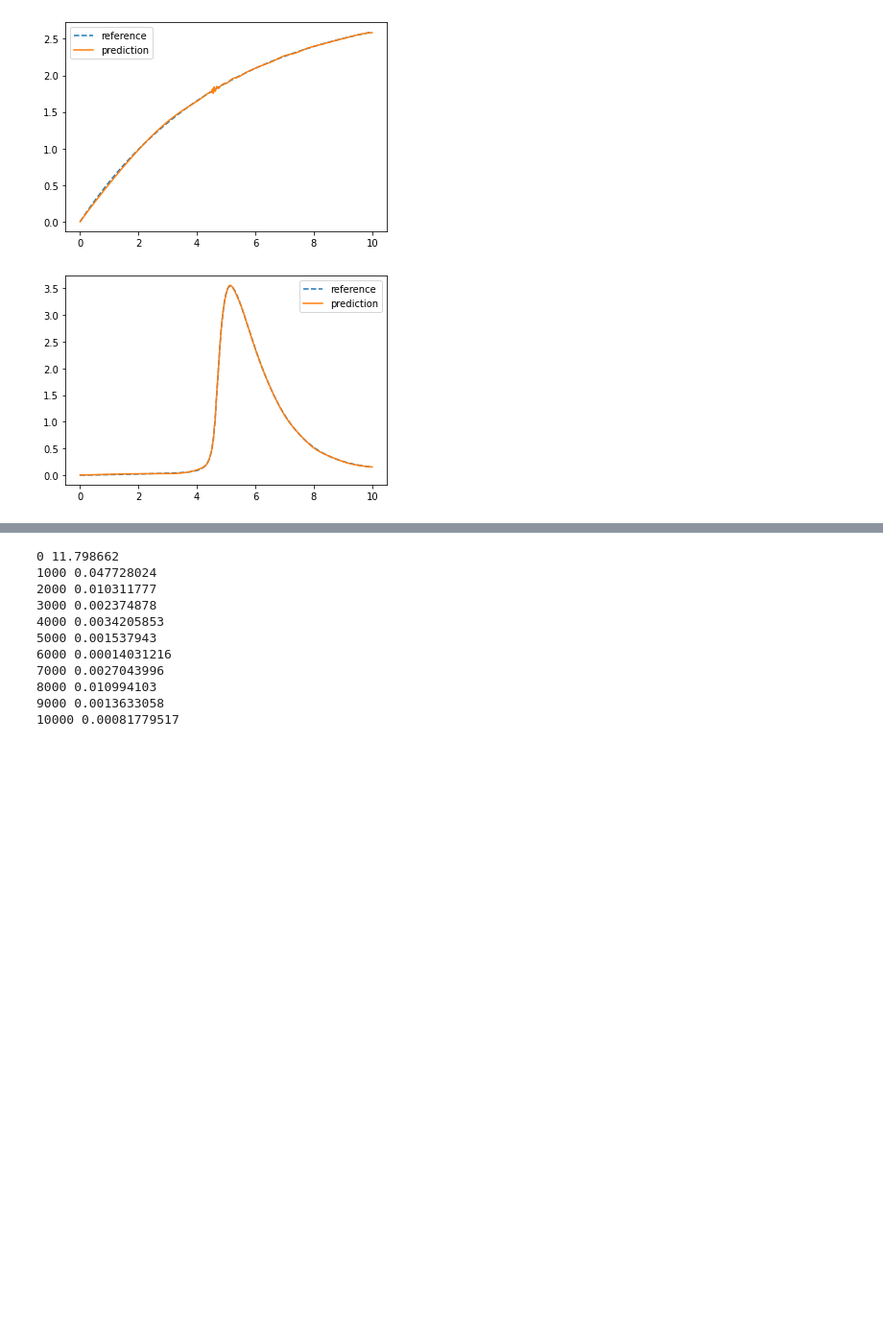
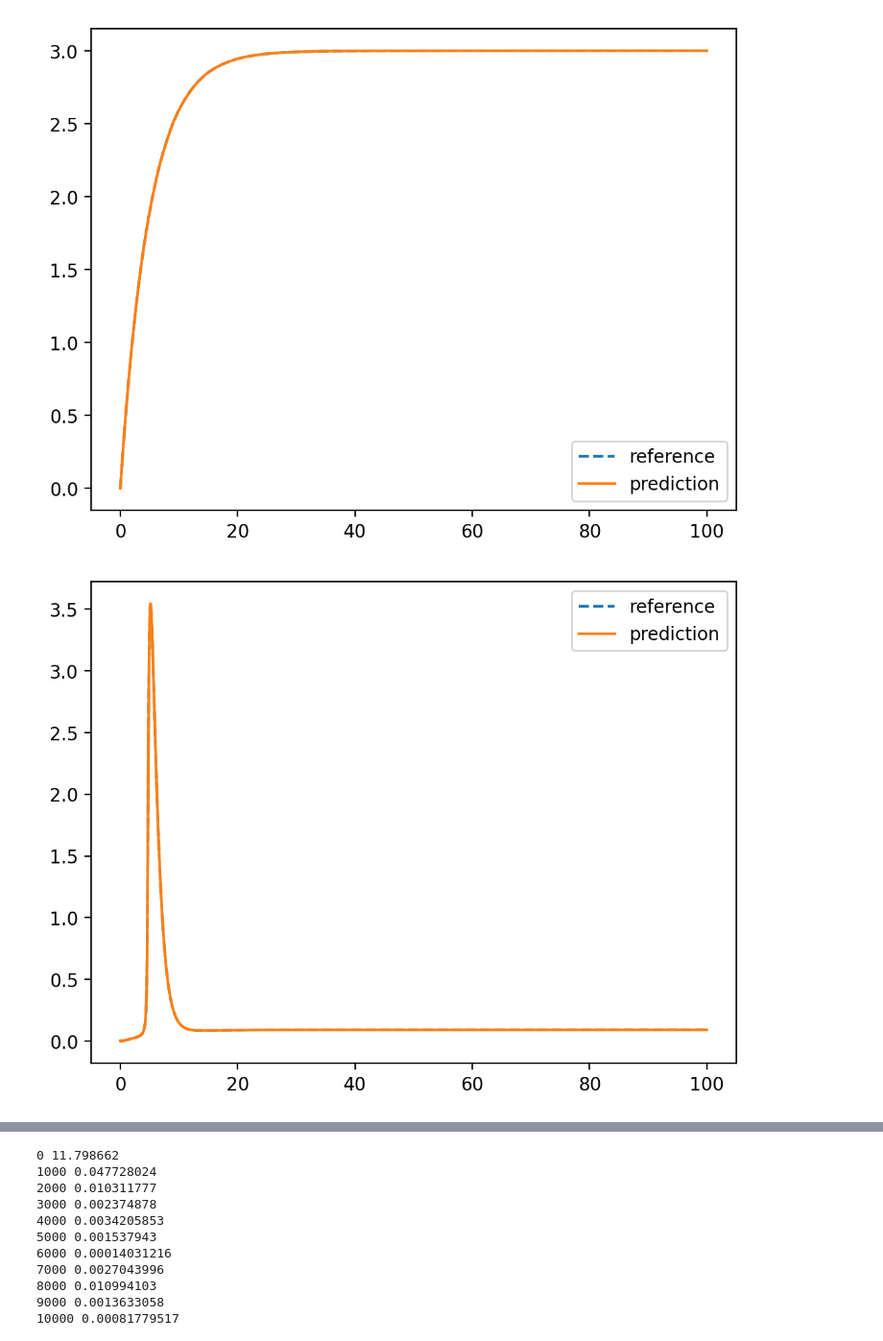
Before and after one commit to yingqianyq/Coagulo-Net, a Jupyter notebook: regression.ipynb, the cells around one changed output, grey strips where cells are left out. Shown at 96% size. Saved outputs shown, nothing was run; the diff lists cells and outputs as text; code cells hidden in the pictures; blank space fills up the shorter version.

```diff
--- a/regression.ipynb
+++ b/regression.ipynb
@@ -8,5 +8,5 @@ import models_tf as models
 # %%
-data = sio.loadmat("solution.mat")
+data = sio.loadmat("data/data_2k_points.mat")
 c0 = data["IC"]
 t = data["t"]
 c_ref = data["y"]
@@ -17,7 +17,7 @@ t_train = t
 #     [10, 1, 10, 10, 0.0001, 1, 0.01, 10]
 # ).reshape([1, -1])
 scale = np.array(
-    [10, 1, 10, 10, 0.0001, 1, 0.01, 10]
+    [10, 1, 100, 100, 0.0001, 10, 0.1, 1000]
 ).reshape([-1])
 # y_train = c_ref[:, 0:8] / scale
 # y_train[:, 0:1] = y_train[:, 0:1] / 10
@@ -71,43 +71,51 @@ plt.show()
 # %%
+plt.figure(dpi=200)
 plt.plot(t_train, y_train[:, 0:1], '--', label="reference")
 plt.plot(t_train, y_pred[:, 0:1], label="prediction")
 plt.legend()
 plt.show()
 
+plt.figure(dpi=200)
 plt.plot(t_train, y_train[:, 1:2], '--', label="reference")
 plt.plot(t_train, y_pred[:, 1:2], label="prediction")
 plt.legend()
 plt.show()
 
+plt.figure(dpi=200)
 plt.plot(t_train, y_train[:, 2:3], '--', label="reference")
 plt.plot(t_train, y_pred[:, 2:3], label="prediction")
 plt.legend()
 plt.show()
 
+plt.figure(dpi=200)
 plt.plot(t_train, y_train[:, 3:4], '--', label="reference")
 plt.plot(t_train, y_pred[:, 3:4], label="prediction")
 plt.legend()
 plt.show()
 
+plt.figure(dpi=200)
 plt.plot(t_train, y_train[:, 4:5], '--', label="reference")
 plt.plot(t_train, y_pred[:, 4:5], label="prediction")
 plt.legend()
 plt.show()
 
+plt.figure(dpi=200)
 plt.plot(t_train, y_train[:, 5:6], '--', label="reference")
 plt.plot(t_train, y_pred[:, 5:6], label="prediction")
 plt.legend()
 plt.show()
 
+plt.figure(dpi=200)
 plt.plot(t_train, y_train[:, 6:7], '--', label="reference")
 plt.plot(t_train, y_pred[:, 6:7], label="prediction")
 plt.legend()
 plt.show()
 
+plt.figure(dpi=200)
 plt.plot(t_train, y_train[:, 7:8], '--', label="reference")
 plt.plot(t_train, y_pred[:, 7:8], label="prediction")
 plt.legend()
 plt.show()
 # %% [output]
-[figure, old version]
+[figure, new version]
-[figure, old version]
+[figure, new version]
```
Also changed, not shown: parts of 5 cells of this notebook, 13 other files.
